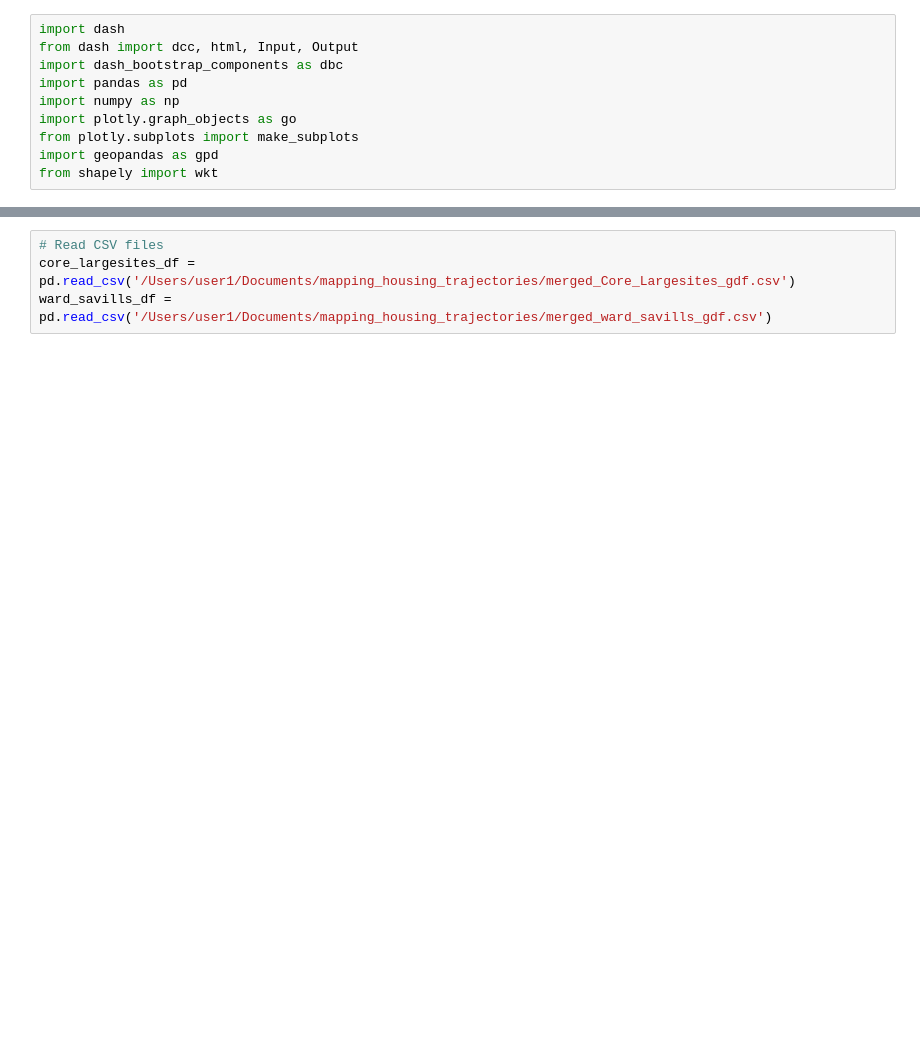
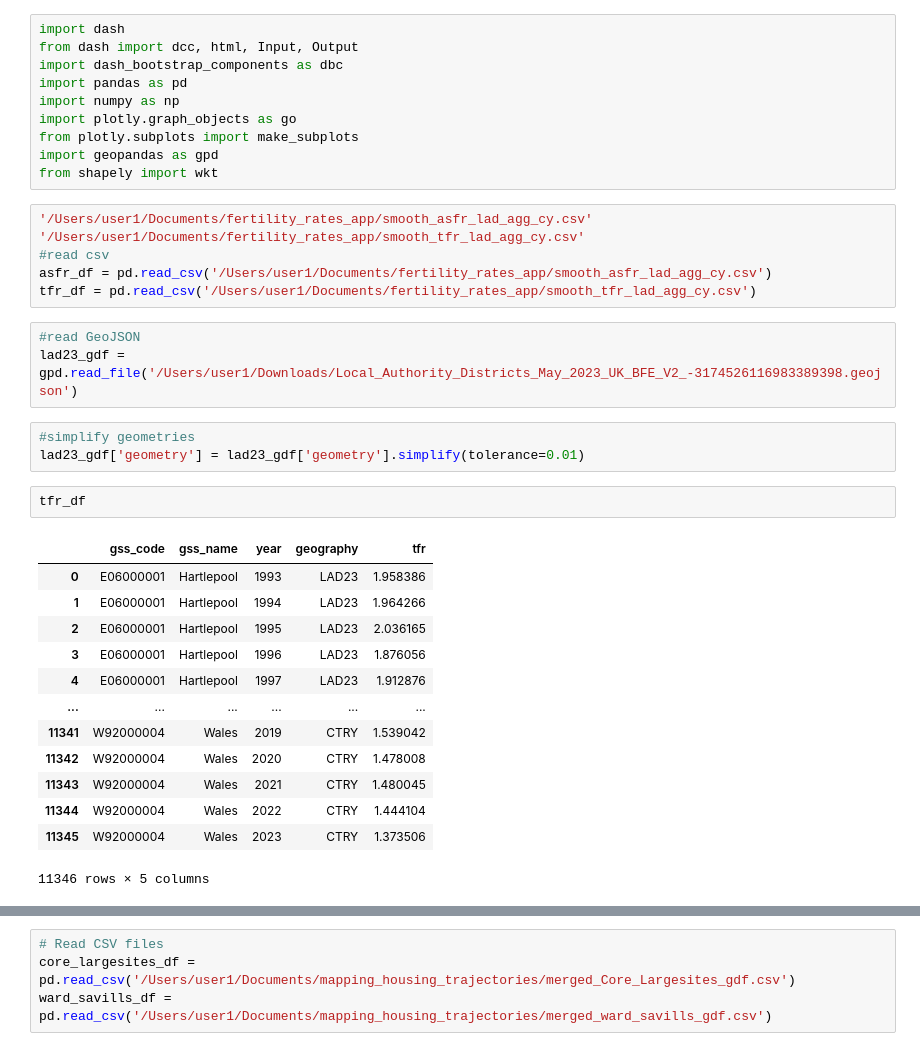
Before and after one commit to SebastianHeslinRees/housing_area_creation_tool_aws_deployment, a Jupyter notebook: app_deployment_blueprint_and_instructions.ipynb, the cells around one changed output, grey strips where cells are left out. Drawn from its saved outputs; the diff is of its cells as text; blank space fills up the shorter version.

```diff
--- a/app_deployment_blueprint_and_instructions.ipynb
+++ b/app_deployment_blueprint_and_instructions.ipynb
@@ -8,3 +8,31 @@ import plotly.graph_objects as go
 from plotly.subplots import make_subplots
 import geopandas as gpd
 from shapely import wkt
+# %%
+'/Users/user1/Documents/fertility_rates_app/smooth_asfr_lad_agg_cy.csv'
+'/Users/user1/Documents/fertility_rates_app/smooth_tfr_lad_agg_cy.csv'
+#read csv
+asfr_df = pd.read_csv('/Users/user1/Documents/fertility_rates_app/smooth_asfr_lad_agg_cy.csv')
+tfr_df = pd.read_csv('/Users/user1/Documents/fertility_rates_app/smooth_tfr_lad_agg_cy.csv')
+# %%
+#read GeoJSON
+lad23_gdf = gpd.read_file('/Users/user1/Downloads/Local_Authority_Districts_May_2023_UK_BFE_V2_-3174526116983389398.geojson')
+# %%
+#simplify geometries
+lad23_gdf['geometry'] = lad23_gdf['geometry'].simplify(tolerance=0.01)
+# %%
+tfr_df
+# %% [output]
+|  | gss_code | gss_name | year | geography | tfr |
+| 0 | E06000001 | Hartlepool | 1993 | LAD23 | 1.958386 |
+| 1 | E06000001 | Hartlepool | 1994 | LAD23 | 1.964266 |
+| 2 | E06000001 | Hartlepool | 1995 | LAD23 | 2.036165 |
+| 3 | E06000001 | Hartlepool | 1996 | LAD23 | 1.876056 |
+| 4 | E06000001 | Hartlepool | 1997 | LAD23 | 1.912876 |
+| ... | ... | ... | ... | ... | ... |
+| 11341 | W92000004 | Wales | 2019 | CTRY | 1.539042 |
+| 11342 | W92000004 | Wales | 2020 | CTRY | 1.478008 |
+| 11343 | W92000004 | Wales | 2021 | CTRY | 1.480045 |
+| 11344 | W92000004 | Wales | 2022 | CTRY | 1.444104 |
+| 11345 | W92000004 | Wales | 2023 | CTRY | 1.373506 |
+11346 rows × 5 columns
```
Also changed, not shown: parts of 14 cells of this notebook, 6 other files.
